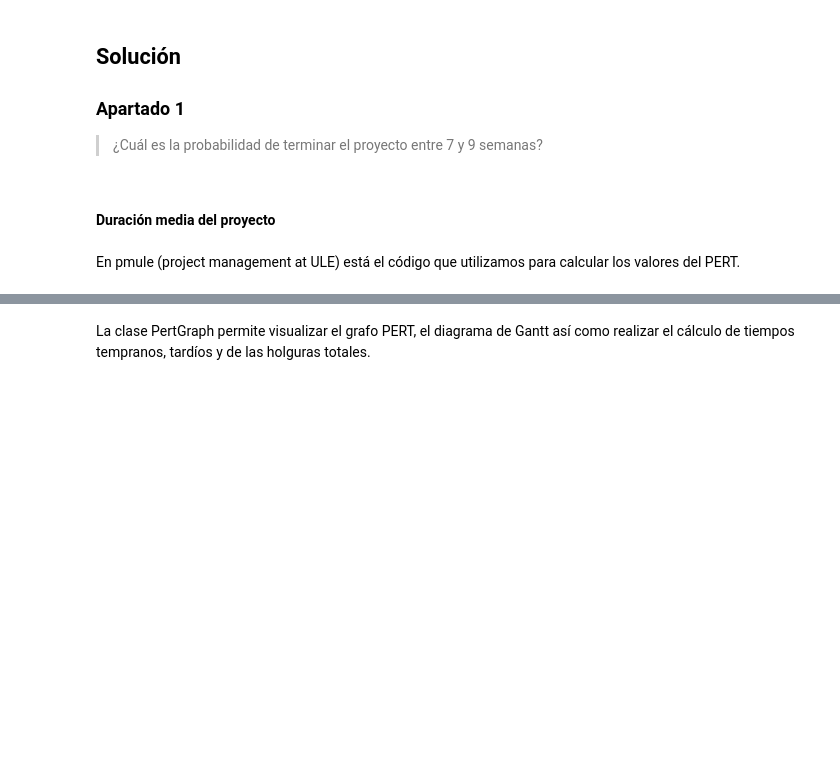
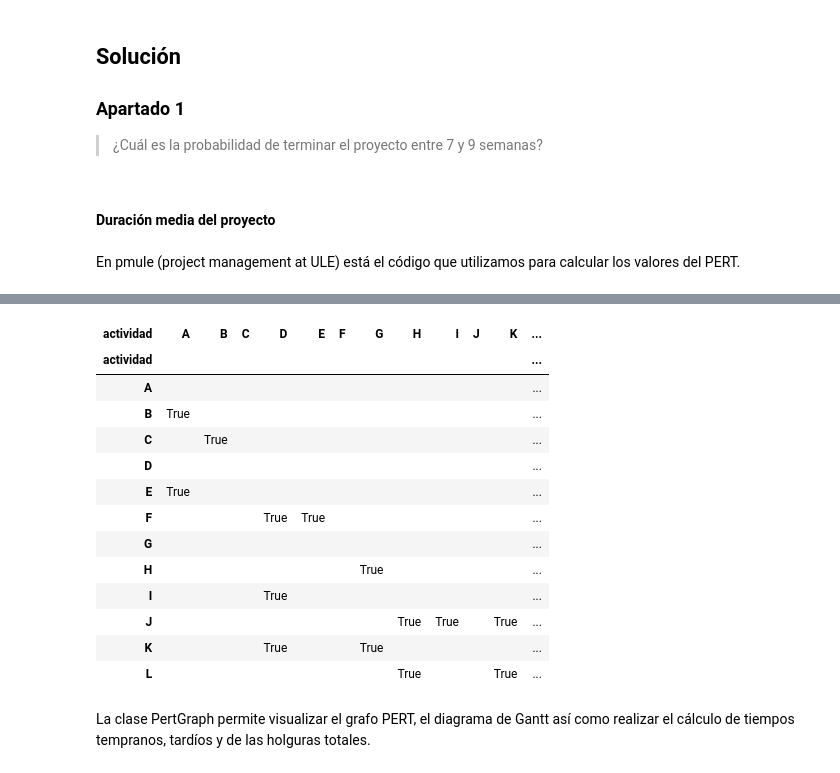
Before and after one commit to mcasl/pmULE, a Jupyter notebook: Ejercicio_11.ipynb, the cells around one changed output, grey strips where cells are left out. Cells and saved outputs as stored; diff of their text form; code cells hidden in the pictures; blank space fills up the shorter version.

Commit message:
Renamed calcula_encadenamientos

```diff
--- a/Ejercicio_11.ipynb
+++ b/Ejercicio_11.ipynb
@@ -62,5 +60,20 @@ ImportError: cannot import name 'encadenamientos'
 # %%
-encadenamientos(datos_enunciado.precedentes)
+calcula_encadenamientos(datos_enunciado.precedentes)
+# %% [output]
+| actividad | A | B | C | D | E | F | G | H | I | J | K | ... |
+| actividad |  |  |  |  |  |  |  |  |  |  |  | ... |
+| A |  |  |  |  |  |  |  |  |  |  |  | ... |
+| B | True |  |  |  |  |  |  |  |  |  |  | ... |
+| C |  | True |  |  |  |  |  |  |  |  |  | ... |
+| D |  |  |  |  |  |  |  |  |  |  |  | ... |
+| E | True |  |  |  |  |  |  |  |  |  |  | ... |
+| F |  |  |  | True | True |  |  |  |  |  |  | ... |
+| G |  |  |  |  |  |  |  |  |  |  |  | ... |
+| H |  |  |  |  |  |  | True |  |  |  |  | ... |
+| I |  |  |  | True |  |  |  |  |  |  |  | ... |
+| J |  |  |  |  |  |  |  | True | True |  | True | ... |
+| K |  |  |  | True |  |  | True |  |  |  |  | ... |
+| L |  |  |  |  |  |  |  | True |  |  | True | ... |
 # %% [markdown]
 La clase PertGraph permite visualizar el grafo PERT, el diagrama de Gantt así como realizar el cálculo de tiempos tempranos, tardíos y de las holguras totales.
 # %%
```
Also changed, not shown: parts of 5 cells of this notebook, 12 other files.
